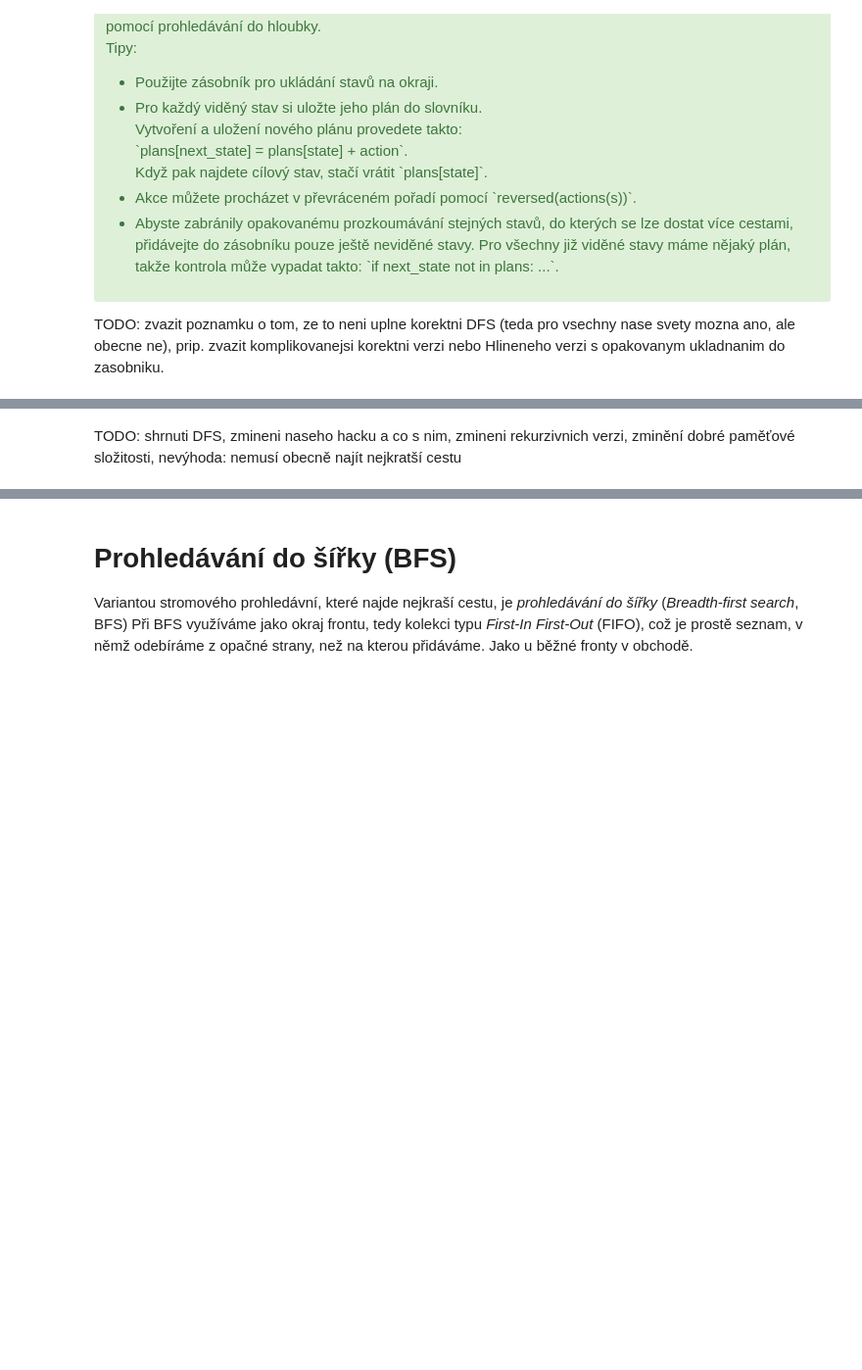
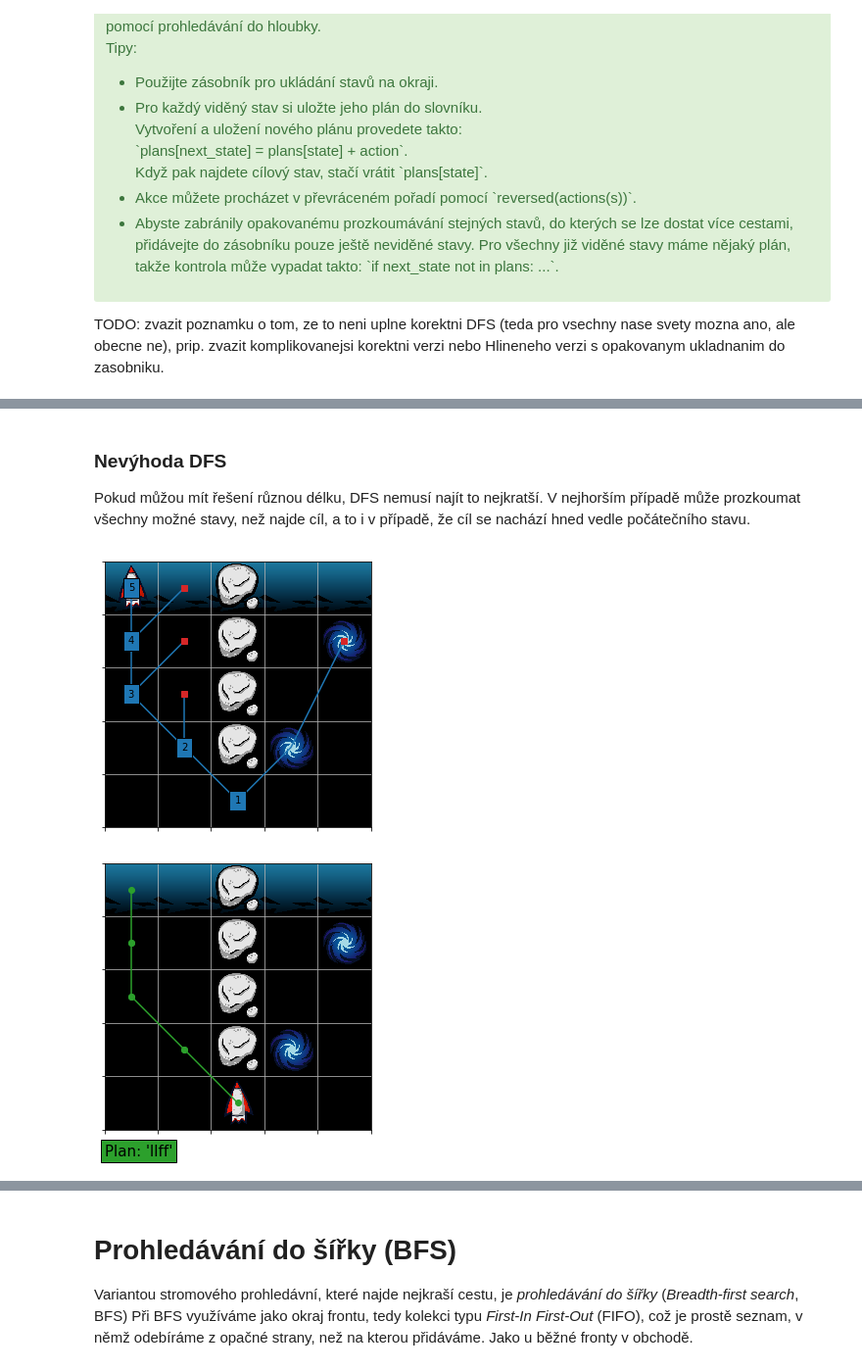
Before and after one commit to effa/ai-search-workshop, a Jupyter notebook: solution.ipynb, the cells around one changed output, grey strips where cells are left out. Shown at 98% size. Cells and saved outputs as stored; diff of their text form; code cells hidden in the pictures; blank space fills up the shorter version.

```diff
--- a/solution.ipynb
+++ b/solution.ipynb
@@ -407,3 +407,20 @@ show_plan(state, plan)
 [figure]
-# %% [markdown]
-TODO: shrnuti DFS, zmineni naseho hacku a co s nim, zmineni rekurzivnich verzi, zminění dobré paměťové složitosti, nevýhoda: nemusí obecně najít nejkratší cestu
+# %% [markdown]
+### Nevýhoda DFS
+
+Pokud můžou mít řešení různou délku, DFS nemusí najít to nejkratší.
+V nejhorším případě může prozkoumat všechny možné stavy, než najde
+cíl, a to i v případě, že cíl se nachází hned vedle počátečního stavu.
+# %%
+state = parse_state(
+'| | |A| | |'
+'| | |A| |W|'
+'| | |A| | |'
+'| | |A|W| |'
+'| | |S| | |')
+with visualize_search(state, interactive=False):
+     plan = dfs(state)
+show_plan(state, plan)
+# %% [output]
+[figure, added]
+[figure, added]
```
Also changed, not shown: parts of 5 cells of this notebook, 1 other file.
